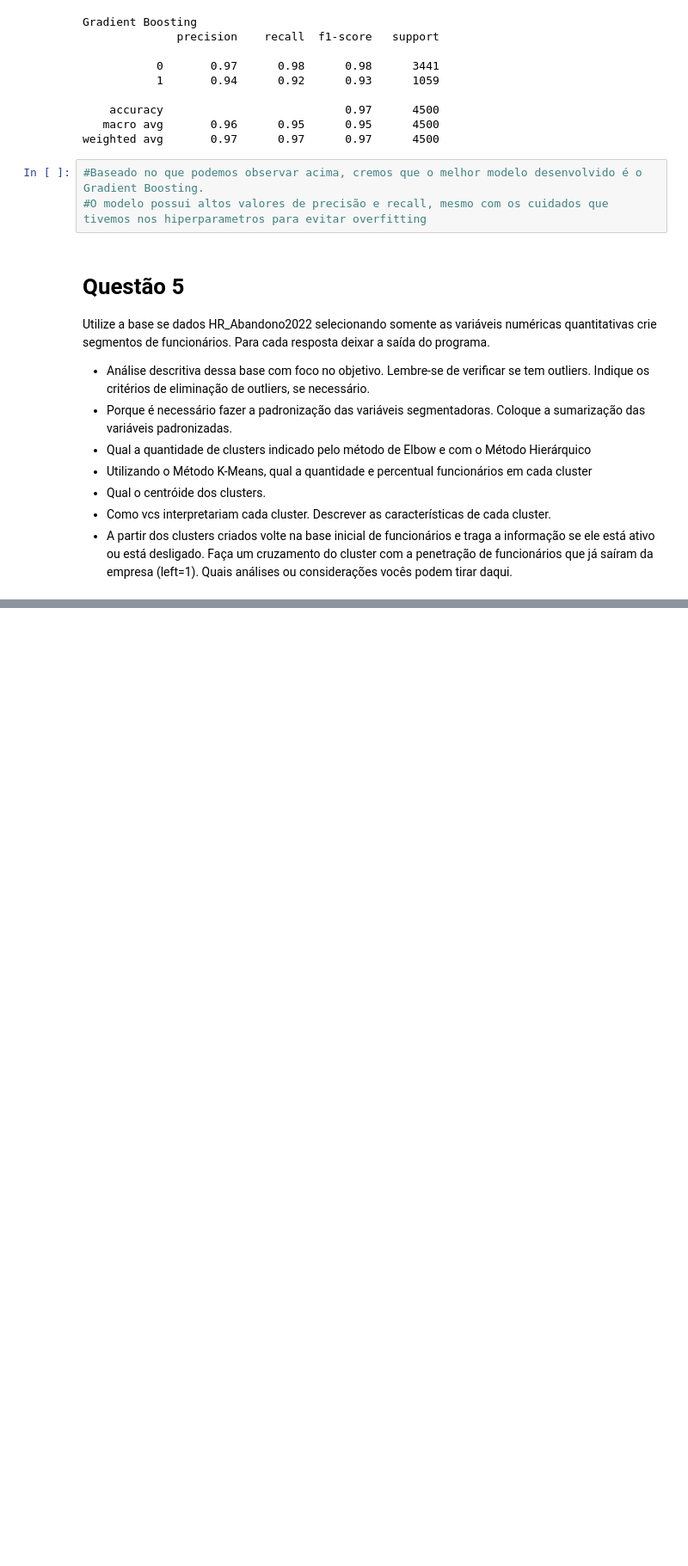
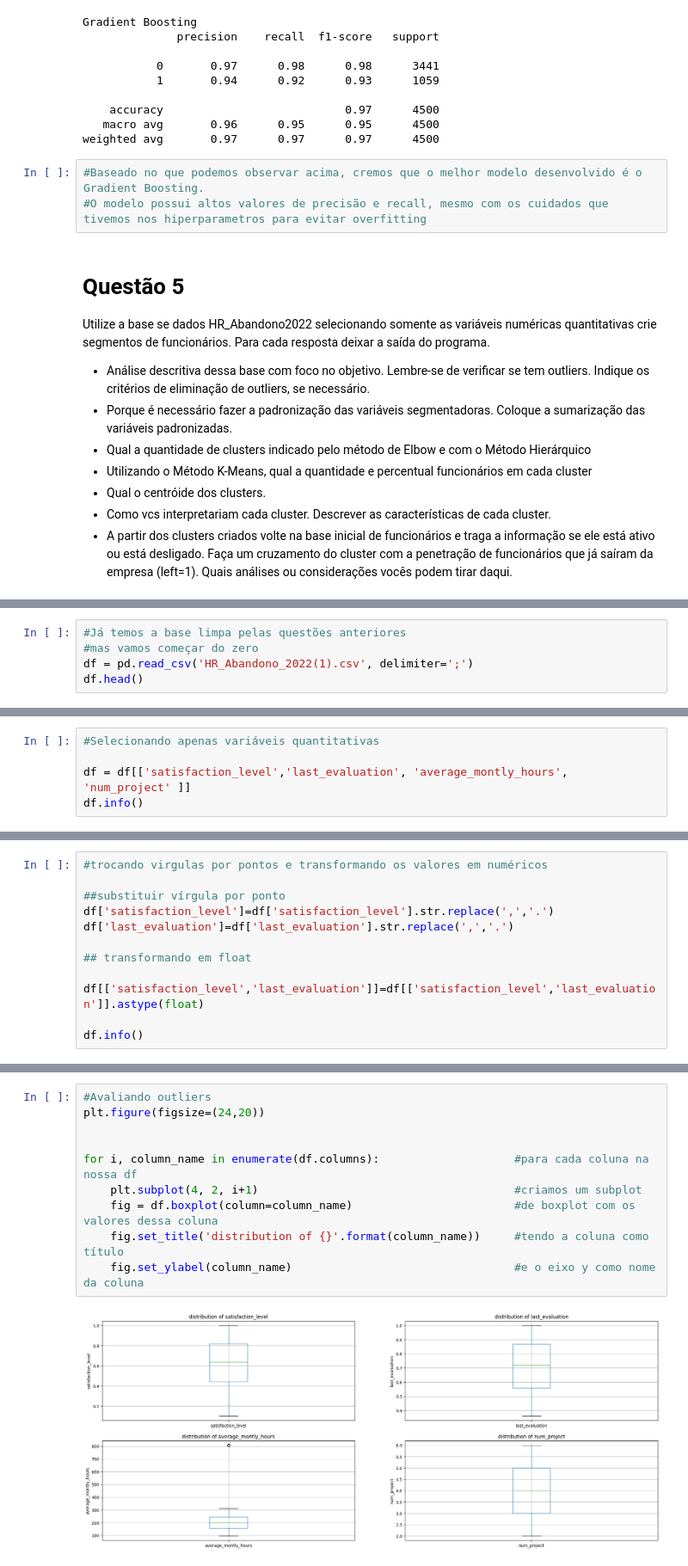
Before and after one commit to LucasGalanti/FIAP_DataMining_PrescriptiveAnalysis, a Jupyter notebook: HR_Abandono_output.ipynb, the cells around one changed output, grey strips where cells are left out. Shown at 86% size. Saved outputs shown, nothing was run; the diff lists cells and outputs as text; blank space fills up the shorter version.

```diff
--- a/HR_Abandono_output.ipynb
+++ b/HR_Abandono_output.ipynb
@@ -1027,0 +1031,5 @@ Utilize a base se dados HR_Abandono2022 selecionando somente as variáveis numé
+# %%
+#Já temos a base limpa pelas questões anteriores
+#mas vamos começar do zero
+df = pd.read_csv('HR_Abandono_2022(1).csv', delimiter=';')
+df.head()
@@ -1027,0 +1043,5 @@ Utilize a base se dados HR_Abandono2022 selecionando somente as variáveis numé
+# %%
+#Selecionando apenas variáveis quantitativas
+
+df = df[['satisfaction_level','last_evaluation', 'average_montly_hours', 'num_project' ]]
+df.info()
@@ -1027,0 +1060,12 @@ Utilize a base se dados HR_Abandono2022 selecionando somente as variáveis numé
+# %%
+#trocando virgulas por pontos e transformando os valores em numéricos
+
+##substituir vírgula por ponto
+df['satisfaction_level']=df['satisfaction_level'].str.replace(',','.')
+df['last_evaluation']=df['last_evaluation'].str.replace(',','.')
+
+## transformando em float
+
+df[['satisfaction_level','last_evaluation']]=df[['satisfaction_level','last_evaluation']].astype(float)
+
+df.info()
@@ -1027,0 +1096,12 @@ Utilize a base se dados HR_Abandono2022 selecionando somente as variáveis numé
+# %%
+#Avaliando outliers
+plt.figure(figsize=(24,20))
+
+
+for i, column_name in enumerate(df.columns):                    #para cada coluna na nossa df
+    plt.subplot(4, 2, i+1)                                      #criamos um subplot
+    fig = df.boxplot(column=column_name)                        #de boxplot com os valores dessa coluna
+    fig.set_title('distribution of {}'.format(column_name))     #tendo a coluna como título
+    fig.set_ylabel(column_name)                                 #e o eixo y como nome da coluna
+# %% [output]
+[figure, added]
```
Also changed, not shown: parts of 13 cells of this notebook, 3 other files.
